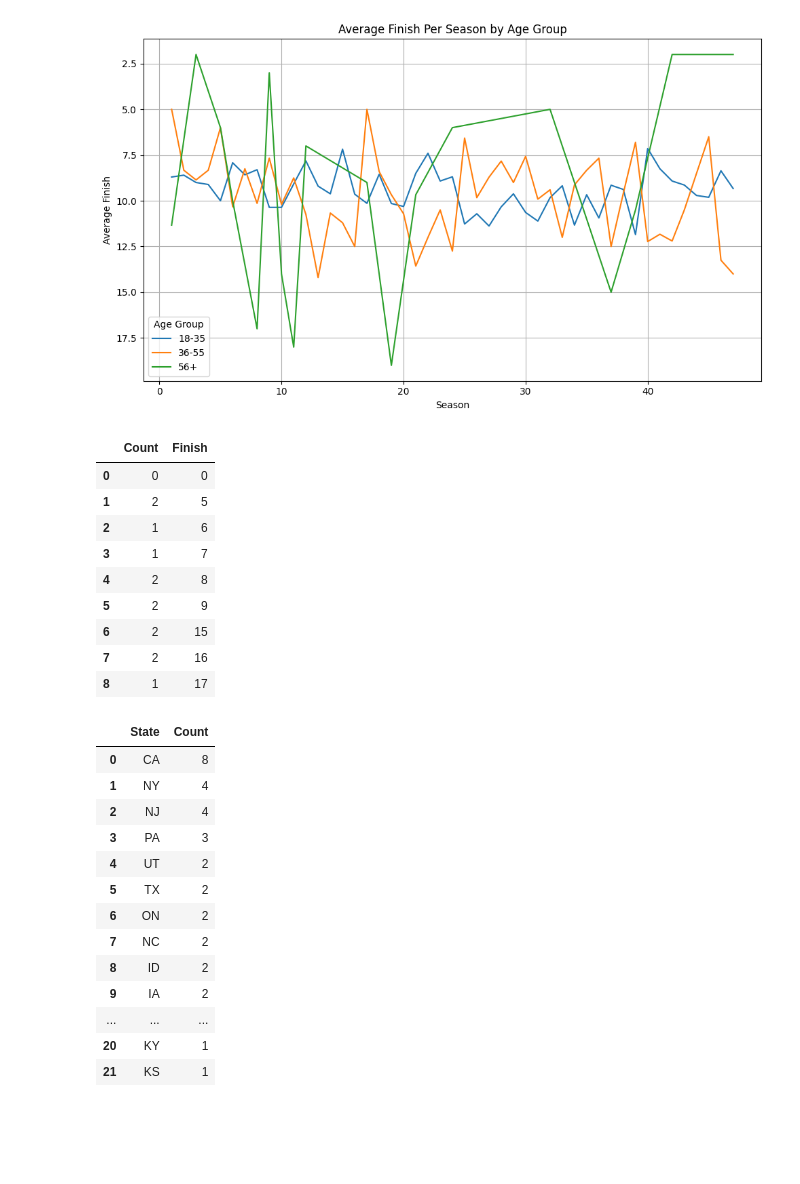
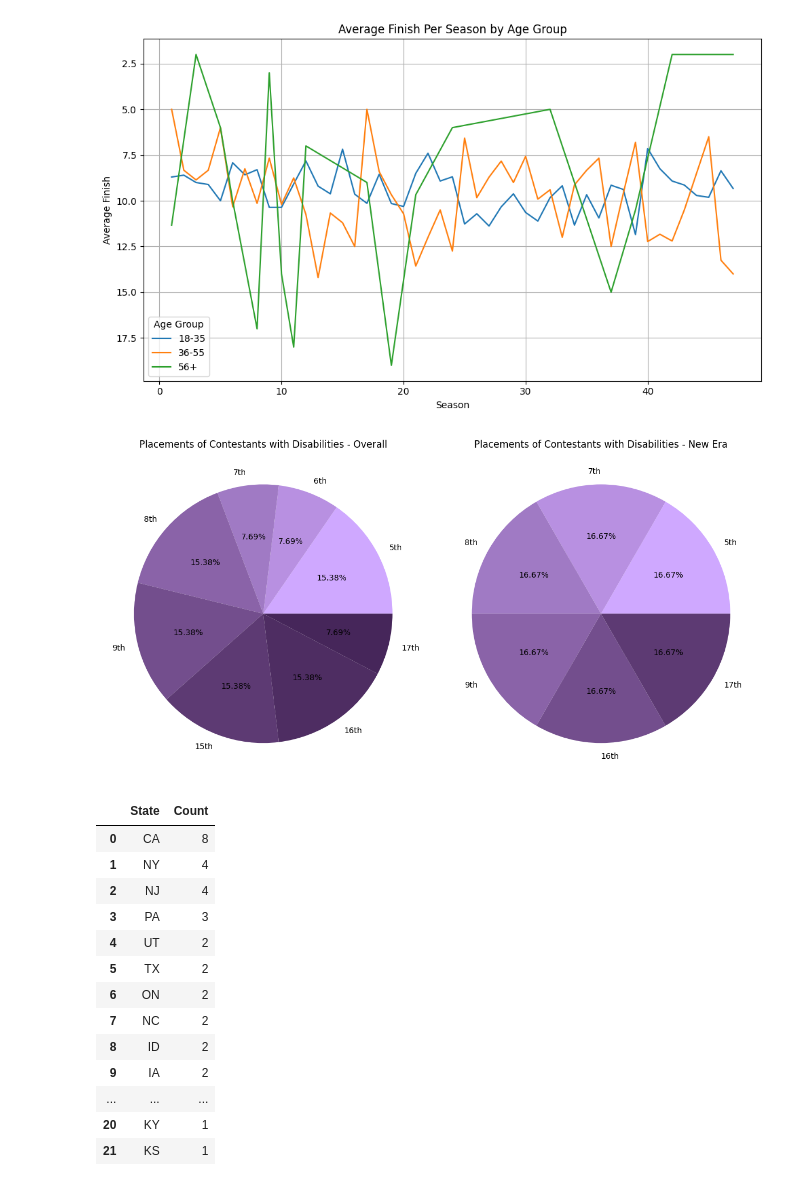
Before and after one commit to jubilbee/Survivor_EDA, a Jupyter notebook: Survivor_EDA.ipynb, the cells around one changed output. Saved outputs shown, nothing was run; the diff lists cells and outputs as text; code cells hidden in the pictures; blank space fills up the shorter version.

Commit message:
Added Contestants with disabilities charts to Notebook

```diff
--- a/Survivor_EDA.ipynb
+++ b/Survivor_EDA.ipynb
@@ -764,26 +764,60 @@ plt.tight_layout()
 plt.show()
 # %% [output]
 [figure]
-# %%
-# disbaility contestant placement pie charts
-disability_placement = '''
-SELECT COUNT(s.Contestant) as Count, c.Finish
-FROM contestants as c
-LEFT JOIN stats as s ON c.Name = s.Contestant
-WHERE c.'Has Disability' = True AND Finish <> 'TBD'
-GROUP BY c.Finish
-ORDER BY c.Finish, Count;
-'''
-sql(disability_placement)
-# %% [output]
-|  | Count | Finish |
-| 0 | 0 | 0 |
-| 1 | 2 | 5 |
-| 2 | 1 | 6 |
-| 3 | 1 | 7 |
-| 4 | 2 | 8 |
-| 5 | 2 | 9 |
-| 6 | 2 | 15 |
-| 7 | 2 | 16 |
-| 8 | 1 | 17 |
+# %%
+# disbaility contestant placement pie charts
+disability_placement = '''
+SELECT
+    (CASE
+        WHEN c.Finish = 1 THEN '1st'
+        WHEN c.Finish = 2 THEN '2nd'
+        WHEN c.Finish = 3 THEN '3rd'
+        ELSE CAST(c.Finish AS TEXT) || 'th' END) as Finish, COUNT(s.Contestant) as Count
+FROM
+    contestants as c
+LEFT JOIN
+    stats as s ON c.Name = s.Contestant
+WHERE
+    c.'Has Disability' = True AND Finish <> 0
+GROUP BY
+    c.Finish
+ORDER BY
+    c.Finish, Count;
+'''
+sql(disability_placement)
+
+disability_placement_new = '''
+SELECT
+    (CASE
+        WHEN c.Finish = 1 THEN '1st'
+        WHEN c.Finish = 2 THEN '2nd'
+        WHEN c.Finish = 3 THEN '3rd'
+        ELSE CAST(c.Finish AS TEXT) || 'th' END) as Finish, COUNT(s.Contestant) as Count
+FROM
+    contestants as c
+LEFT JOIN
+    stats as s ON c.Name = s.Contestant
+WHERE
+    c.'Has Disability' = True AND c.Finish <> 0 AND c.Season >= 40
+GROUP BY
+    c.Finish
+ORDER BY
+    c.Finish, Count;
+'''
+sql(disability_placement_new)
+
+colors = ['#CFA8FF', '#B890E1', '#A07AC4', '#8A63A8', '#734E8D', '#5D3A73', '#4E2D62', '#46265A']
+
+fig, axes = plt.subplots(1, 2, figsize=(12, 6))
+
+axes[0].pie(sql(disability_placement)['Count'], colors = colors, labels=sql(disability_placement)['Finish'], autopct='%.2f%%')
+axes[0].set_title('Placements of Contestants with Disabilities - Overall')
+
+axes[1].pie(sql(disability_placement_new)['Count'], colors = colors, labels=sql(disability_placement_new)['Finish'], autopct='%.2f%%')
+axes[1].set_title('Placements of Contestants with Disabilities - New Era')
+
+plt.tight_layout()
+plt.show()
+# %% [output]
+[figure, added]
 # %%
```
Also changed, not shown: parts of 1 cell of this notebook.
